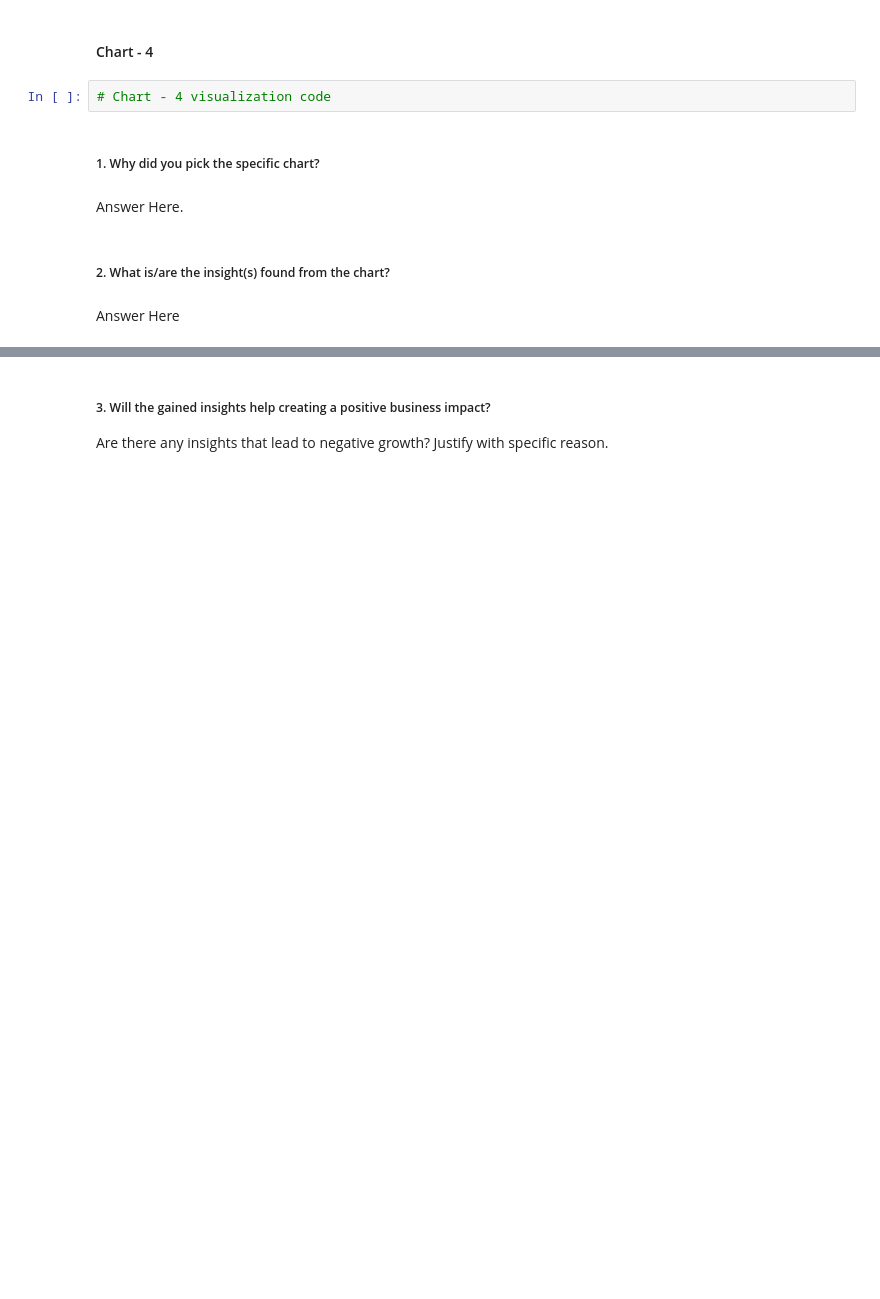
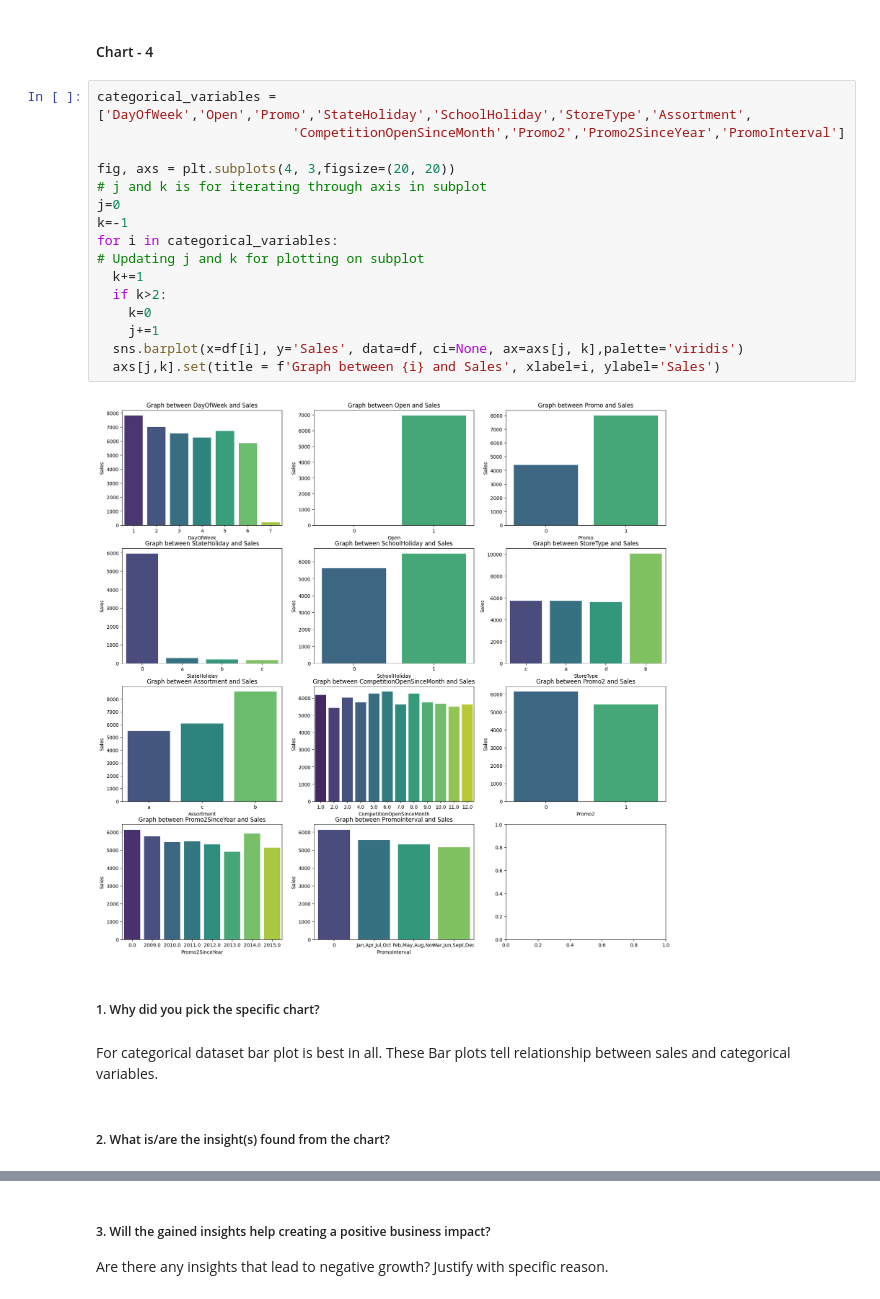
Before and after one commit to pyhtonman0101/Rossmann-Sales-Prediction-, a Jupyter notebook: Rossmann_Sales_Prediction_Capstone_Project.ipynb, the cells around one changed output, grey strips where cells are left out. Drawn from its saved outputs; the diff is of its cells as text; blank space fills up the shorter version.

```diff
--- a/Rossmann_Sales_Prediction_Capstone_Project.ipynb
+++ b/Rossmann_Sales_Prediction_Capstone_Project.ipynb
@@ -585,13 +585,27 @@ Are there any insights that lead to negative growth? Justify with specific reaso
 As a business growth perspective we can see that more the customers, more will be the sales. There is propotional growth in sales w.r.t to number of customers. So if we want to grow sales then we should increase the number of customers too.
 # %% [markdown]
 #### Chart - 4
-# %%
-# Chart - 4 visualization code
+# %%
+categorical_variables = ['DayOfWeek','Open','Promo','StateHoliday','SchoolHoliday','StoreType','Assortment',
+                         'CompetitionOpenSinceMonth','Promo2','Promo2SinceYear','PromoInterval']
+
+fig, axs = plt.subplots(4, 3,figsize=(20, 20))
+# j and k is for iterating through axis in subplot
+j=0
+k=-1
+for i in categorical_variables:
+# Updating j and k for plotting on subplot
+  k+=1
+  if k>2:
+    k=0
+    j+=1
+  sns.barplot(x=df[i], y='Sales', data=df, ci=None, ax=axs[j, k],palette='viridis')
+  axs[j,k].set(title = f'Graph between {i} and Sales', xlabel=i, ylabel='Sales')
+# %% [output]
+[figure, added]
 # %% [markdown]
 ##### 1. Why did you pick the specific chart?
-# %% [markdown]
-Answer Here.
+# %% [markdown]
+For categorical dataset bar plot is best in all. These Bar plots tell relationship between sales and categorical variables.
 # %% [markdown]
 ##### 2. What is/are the insight(s) found from the chart?
-# %% [markdown]
-Answer Here
```
Also changed, not shown: parts of 62 cells of this notebook.
